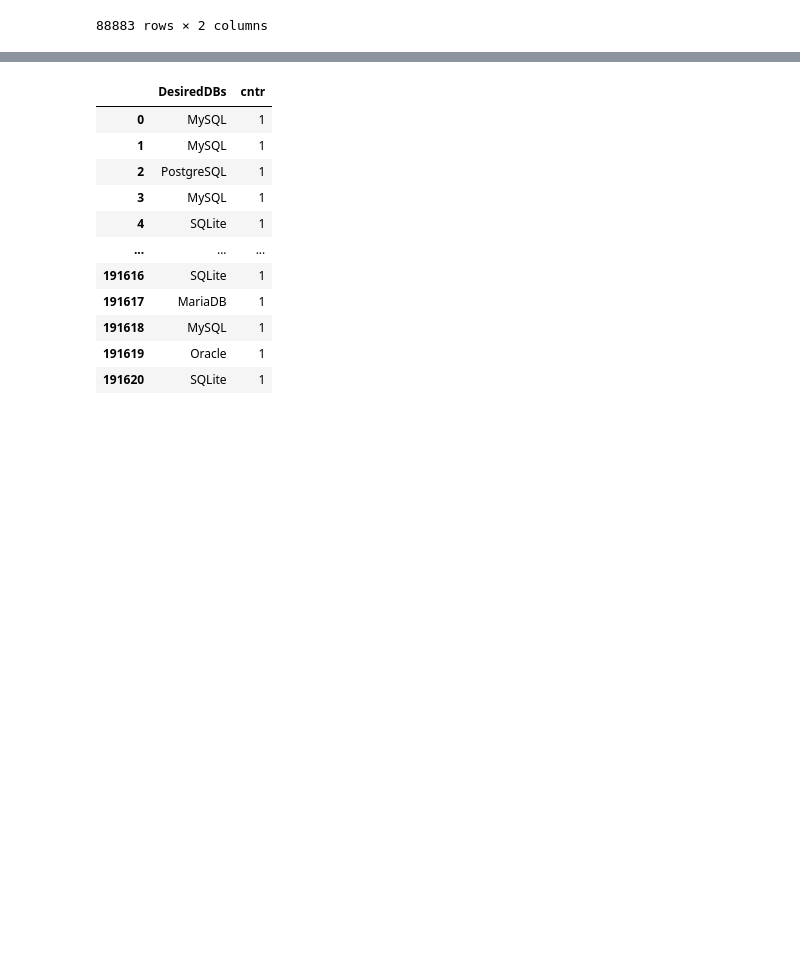
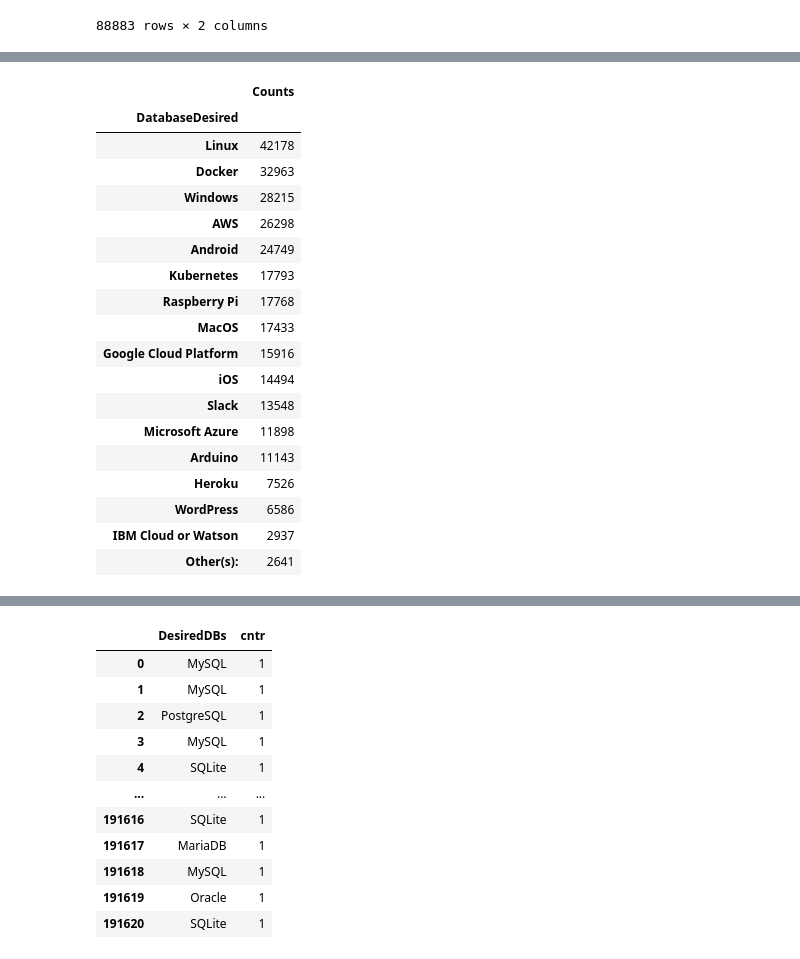
Before and after one commit to vsumanbabu/stackoverflow-developer-surveys, a Jupyter notebook: main/Scratch.ipynb, the cells around one changed output, grey strips where cells are left out. Drawn from its saved outputs; the diff is of its cells as text; code cells hidden in the pictures; blank space fills up the shorter version.

```diff
--- a/main/Scratch.ipynb
+++ b/main/Scratch.ipynb
@@ -96,0 +98,25 @@ df2=s.apply(pd.Series).stack().reset_index(drop=True)
+# %%
+def get_df(t,cs,cd):
+
+
+    dft=t
+    dft
+
+
+    dft['c1']=dft[cs].str.split(";")
+    dft1=dft['c1'].apply(pd.Series).stack().reset_index(drop=True)
+
+
+    dft11=dft1.to_frame()
+    dft11.columns = [cd]
+    dft11['cntr']=1
+    dft11
+
+
+    dft111=dft11.groupby(cd).sum()['cntr'].to_frame()
+    dft111.columns = ['Counts']
+    dft111 = dft111.sort_values('Counts',ascending=False)
+    dft111
+
+
+    return dft111
@@ -96,0 +181,23 @@ df2=s.apply(pd.Series).stack().reset_index(drop=True)
+# %%
+dd=get_df(df,'PlatformDesireNextYear','DatabaseDesired')
+dd
+# %% [output]
+|  | Counts |
+| DatabaseDesired |  |
+| Linux | 42178 |
+| Docker | 32963 |
+| Windows | 28215 |
+| AWS | 26298 |
+| Android | 24749 |
+| Kubernetes | 17793 |
+| Raspberry Pi | 17768 |
+| MacOS | 17433 |
+| Google Cloud Platform | 15916 |
+| iOS | 14494 |
+| Slack | 13548 |
+| Microsoft Azure | 11898 |
+| Arduino | 11143 |
+| Heroku | 7526 |
+| WordPress | 6586 |
+| IBM Cloud or Watson | 2937 |
+| Other(s): | 2641 |
```
Also changed, not shown: parts of 12 cells of this notebook.
